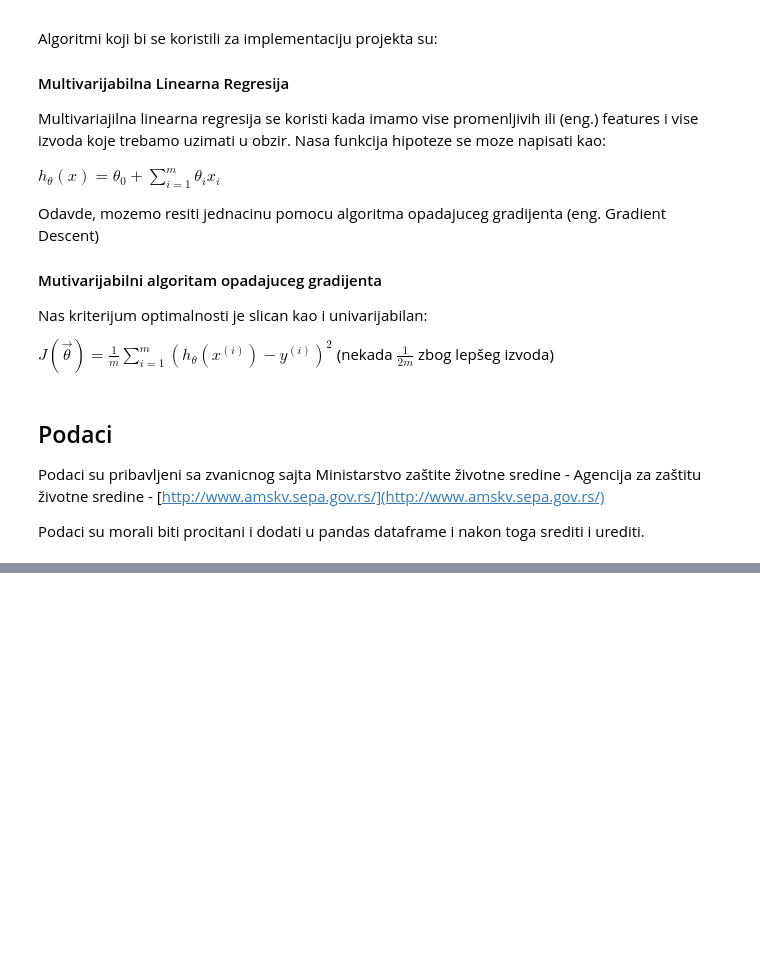
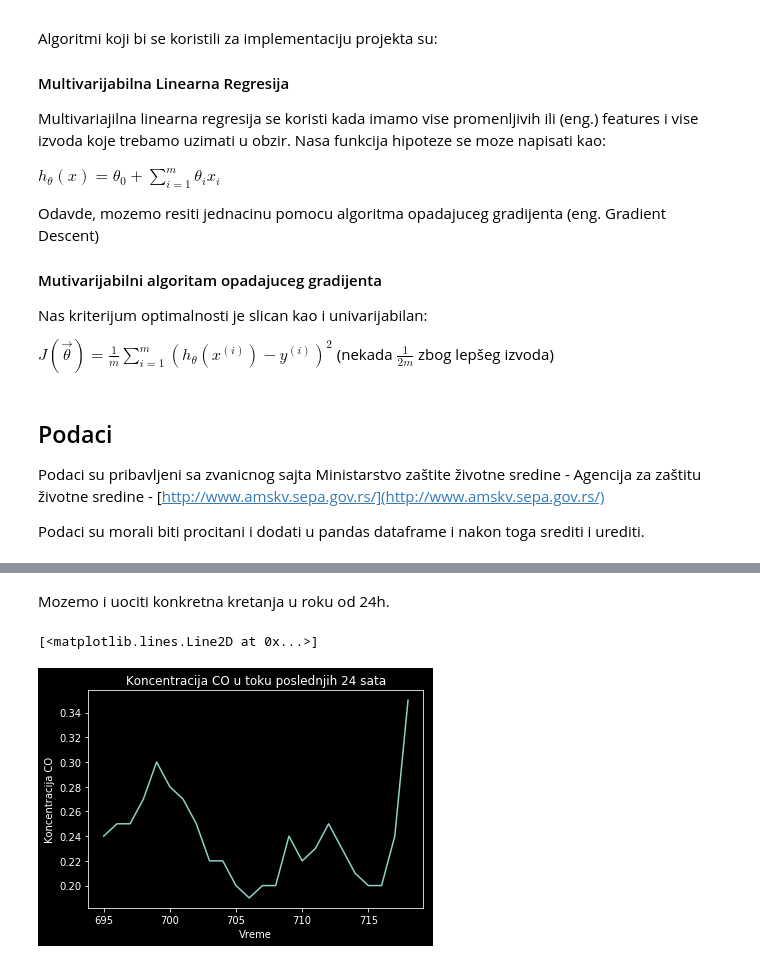
Before and after one commit to Selich/Serbian-Airquality, a Jupyter notebook: regression.ipynb, the cells around one changed output, grey strips where cells are left out. Cells and saved outputs as stored; diff of their text form; code cells hidden in the pictures; blank space fills up the shorter version.

```diff
--- a/regression.ipynb
+++ b/regression.ipynb
@@ -66,0 +112,10 @@ df.head()
+# %% [markdown]
+Mozemo i uociti konkretna kretanja u roku od 24h.
+# %%
+plt.title("Koncentracija CO u toku poslednjih 24 sata")
+plt.xlabel("Vreme")
+plt.ylabel("Koncentracija CO")
+plt.plot(df["CO [mg.m-3]"].tail(24))
+# %% [output]
+[<matplotlib.lines.Line2D at 0x...>]
+[figure, added]
```
Also changed, not shown: parts of 12 cells of this notebook.
